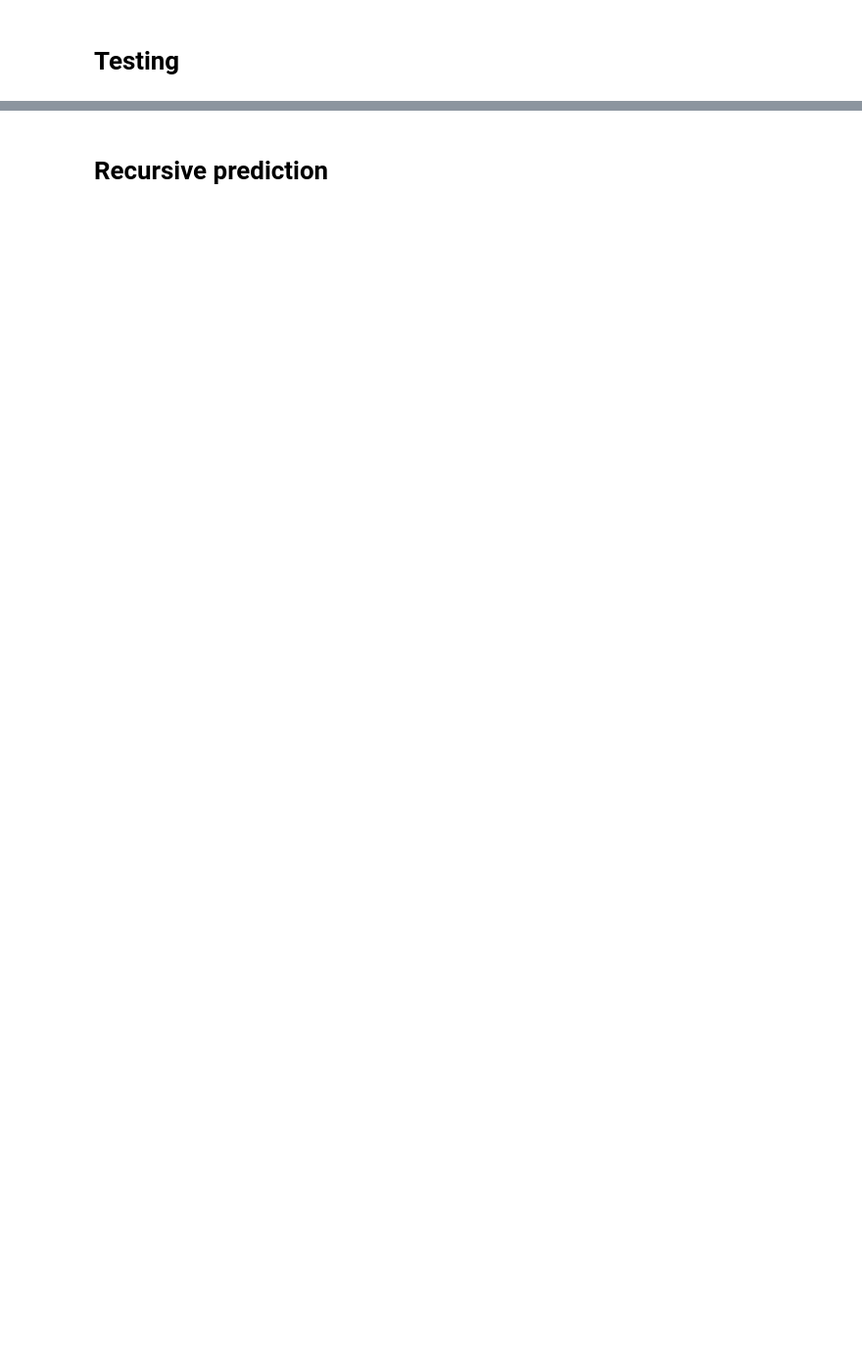
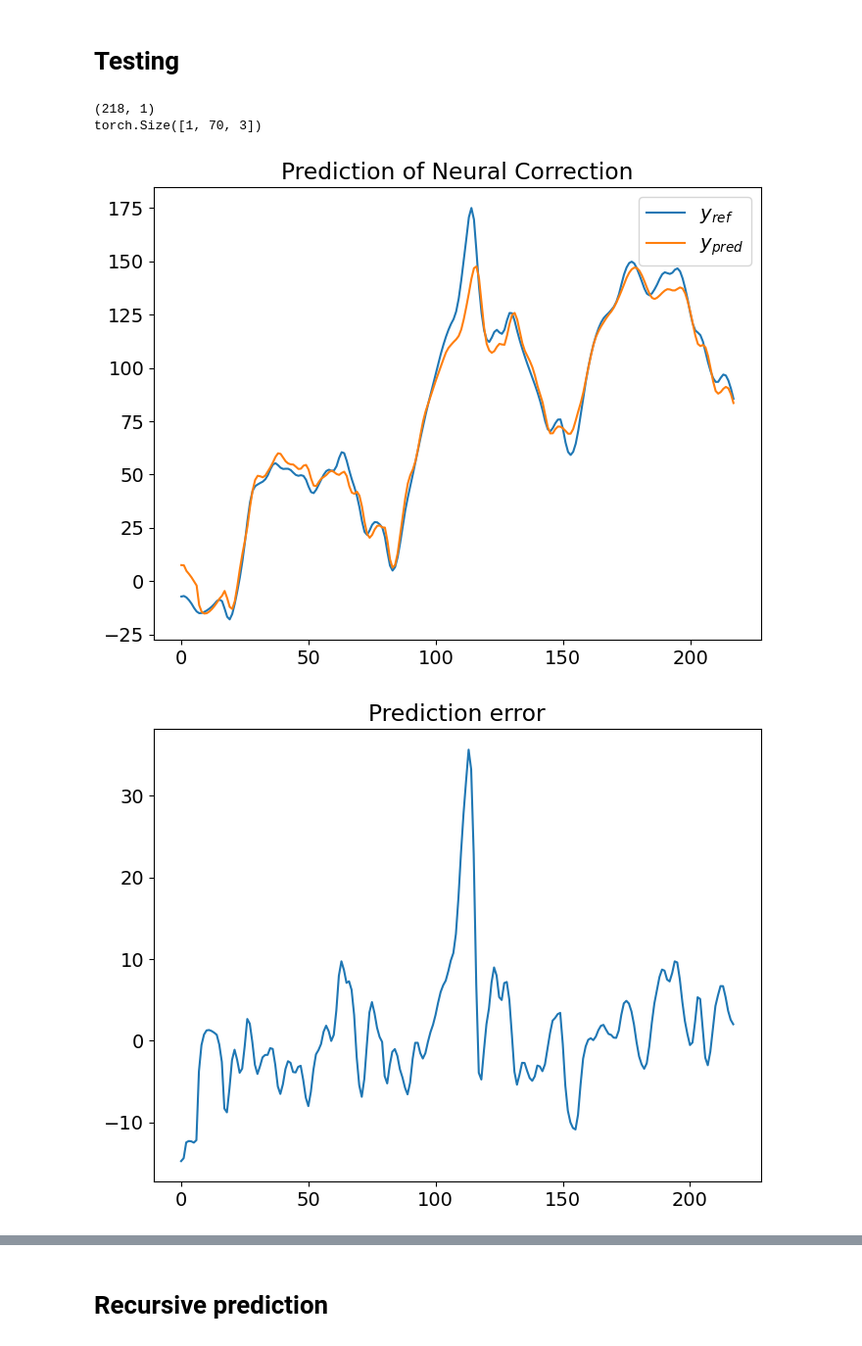
Before and after one commit to EmaMaker/uni-ccen-project, a Jupyter notebook: diabetes.ipynb, the cells around one changed output, grey strips where cells are left out. Shown at 98% size. Saved outputs shown, nothing was run; the diff lists cells and outputs as text; code cells hidden in the pictures; blank space fills up the shorter version.

```diff
--- a/diabetes.ipynb
+++ b/diabetes.ipynb
@@ -261,7 +261,7 @@ torch.set_float32_matmul_precision('high')
 # https://docs.pytorch.org/tutorials/beginner/data_loading_tutorial.html
 
 class SequenceDataset(Dataset):
-    def __init__(self, dataset_load, seq_length=50, cgm_uva_mean=None, cgm_uva_std=None):
+    def __init__(self, dataset_load, seq_length=50, cgm_uva_mean=None, cgm_uva_std=None, meals_mean=None, meals_std=None):
 
         insulin=dataset_load["insulin"]
         meals=dataset_load["meals"]
@@ -281,9 +281,12 @@ class SequenceDataset(Dataset):
         meals_std = meals.std(dim=1, keepdim=True)
         self.cgm_uva_mean = cgm_uva.mean(dim=1, keepdim=True) if cgm_uva_mean is None else cgm_uva_mean
         self.cgm_uva_std = cgm_uva.std(dim=1, keepdim=True) if cgm_uva_std is None else cgm_uva_std
+        self.meals_mean = meals.mean(dim=1, keepdim=True) if meals_mean is None else meals_mean
+        self.meals_std = meals.std(dim=1, keepdim=True) if meals_std is None else meals_std
 
         # data = torch.cat((insulin, meals, cgm_uva), dim=0)
-        data = torch.cat((insulin, meals, (cgm_uva-self.cgm_uva_mean)/self.cgm_uva_std), dim=0)
+        # data = torch.cat((insulin, meals, (cgm_uva-self.cgm_uva_mean)/self.cgm_uva_std), dim=0)
+        data = torch.cat((insulin, (meals-self.meals_mean)/self.meals_std, (cgm_uva-self.cgm_uva_mean)/self.cgm_uva_std), dim=0)
 
         # split into sequencies of length seq_length and with a stride of 1
         diff = cgm_uva - cgm_ruan
@@ -458,7 +461,7 @@ class NN(L.LightningModule):
 # using PyTorch lightning
 
 model = NN(input_dim=3, lstm_layers=2, dropout=0.2, hidden_dim=300)
-model = NN.load_from_checkpoint("models/reduced-dataset/checkpoints/epoch=72-step=7884.ckpt")
+# model = NN.load_from_checkpoint("models/reduced-dataset/checkpoints/epoch=72-step=7884.ckpt")
 # model = NN.load_from_checkpoint("models/full_dataset-stride/checkpoints/epoch=20-step=9828.ckpt")
 # %% [markdown]
 ## Training (w/ validation)
@@ -508,7 +511,7 @@ loader = get_loader_from_dataset(dataset_load=dataset_load, seq_len=seq_len, tra
 # dataset_load = tmp["dataset_load"]
 
 
-# trainer.fit(model, loader["train_loader"], loader["val_loader"])
+trainer.fit(model, loader["train_loader"], loader["val_loader"])
 
 
 
@@ -524,37 +568,43 @@ model.eval()
 
 
 # ym = model(x)
+x = x.cpu()
 ym = model(x).detach().to("cpu").numpy()
 y = y.to("cpu")
 
 
 print(ym.shape)
 # quick and dirty plots to see how training went
 fig, ax = plt.subplots()
 ax.plot(y, label=r'$y_{ref}$')
 ax.plot(ym, label=r'$y_{pred}$')
 ax.set_title("Prediction of Neural Correction")
 ax.legend()
 fig, ax = plt.subplots()
 ax.plot(y-ym)
 ax.set_title("Prediction error")
 
 
 YM = []
 print(x[0:1,:,:].shape)
 for i in range(seq_len):
     # print(x[i:i+1,:,:].shape)
     y_ = model(x[i:i+1,:,:])
     YM.append(y_.detach().to("cpu").squeeze().numpy() )
 
 
 # fig, ax = plt.subplots()
 # ax.plot(ym, label=r'$ym$')
 # ax.plot(YM, label=r'YM')
 
 
 
 # x = x.to("cpu")
+# %% [output]
+(218, 1)
+torch.Size([1, 70, 3])
+[figure, added]
+[figure, added]
 # %%
 
 plt.rcParams.update({'figure.figsize': [8, 6]})
```
Also changed, not shown: parts of 5 cells of this notebook.
